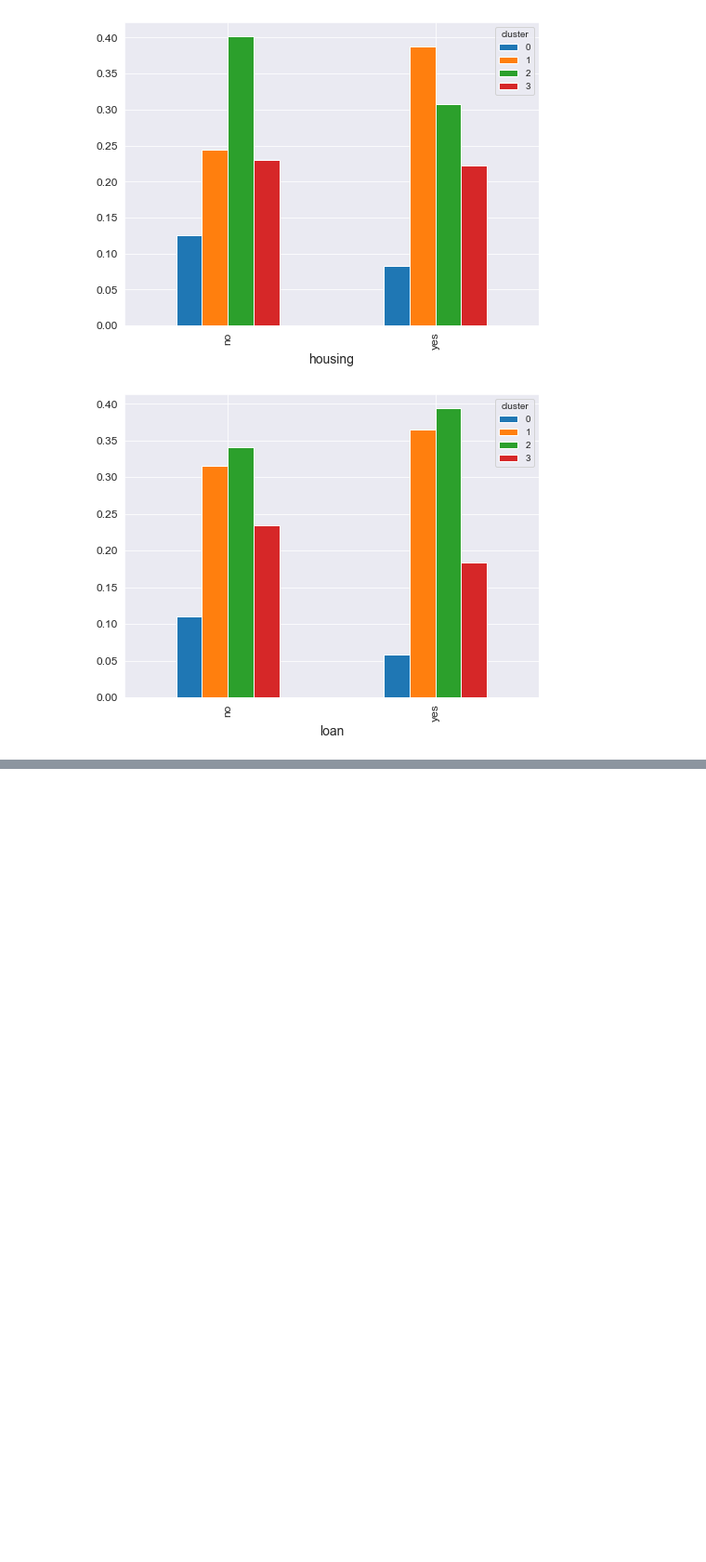
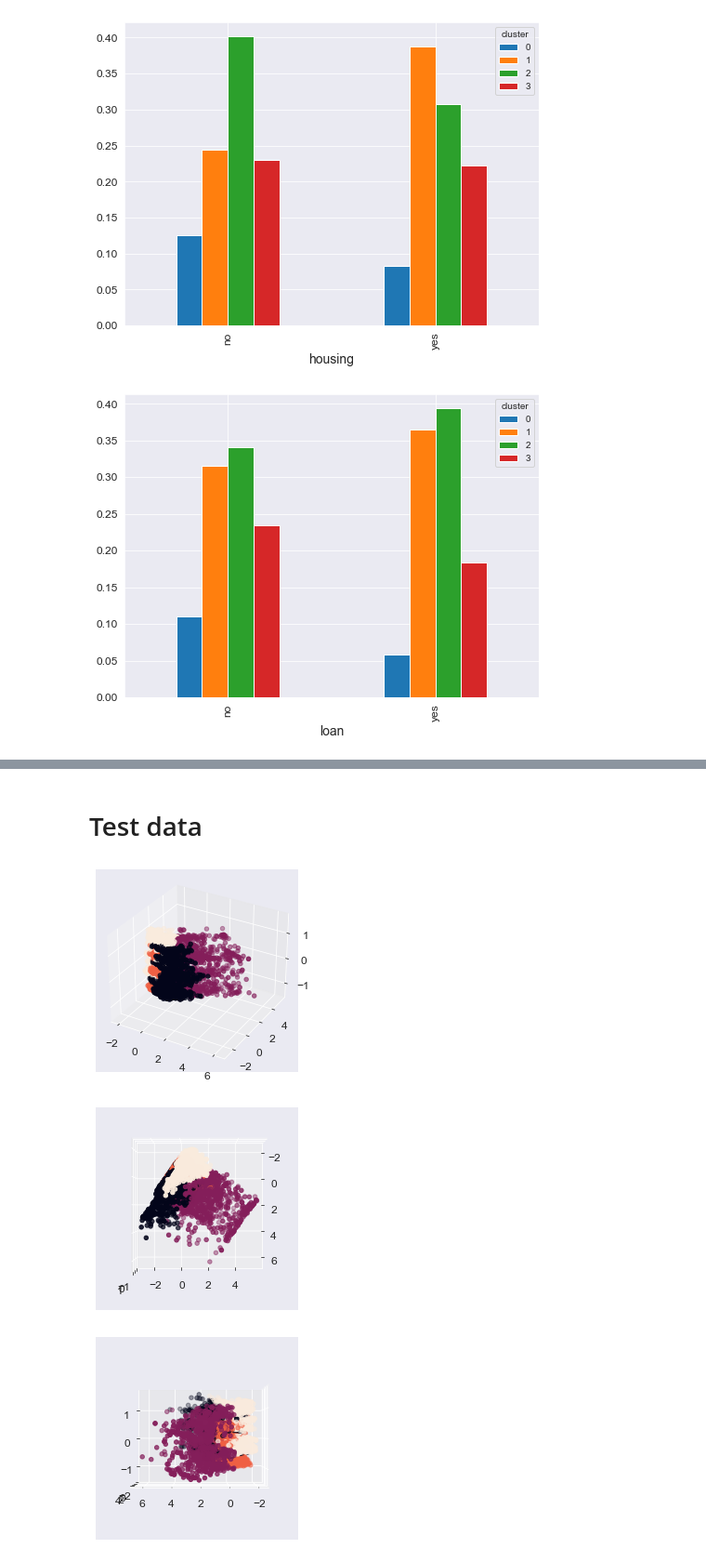
Before and after one commit to MajshiJD/ML_proj2, a Jupyter notebook: models/Agglomerative_clustering.ipynb, the cells around one changed output, grey strips where cells are left out. Shown at 93% size. Drawn from its saved outputs; the diff is of its cells as text; code cells hidden in the pictures; blank space fills up the shorter version.

```diff
--- a/models/Agglomerative_clustering.ipynb
+++ b/models/Agglomerative_clustering.ipynb
@@ -301,0 +416,9 @@ draw_bar_plots_per(res_df)
+# %% [markdown]
+# Test data
+# %%
+test = pd.read_csv("../preprocessed_data/preprocessed_pca_test.csv")
+plot_clusters(test, AgglomerativeClustering(n_clusters=4, linkage='ward'), True)
+# %% [output]
+[figure, added]
+[figure, added]
+[figure, added]
```
Also changed, not shown: parts of 23 cells of this notebook, 2 other files.
